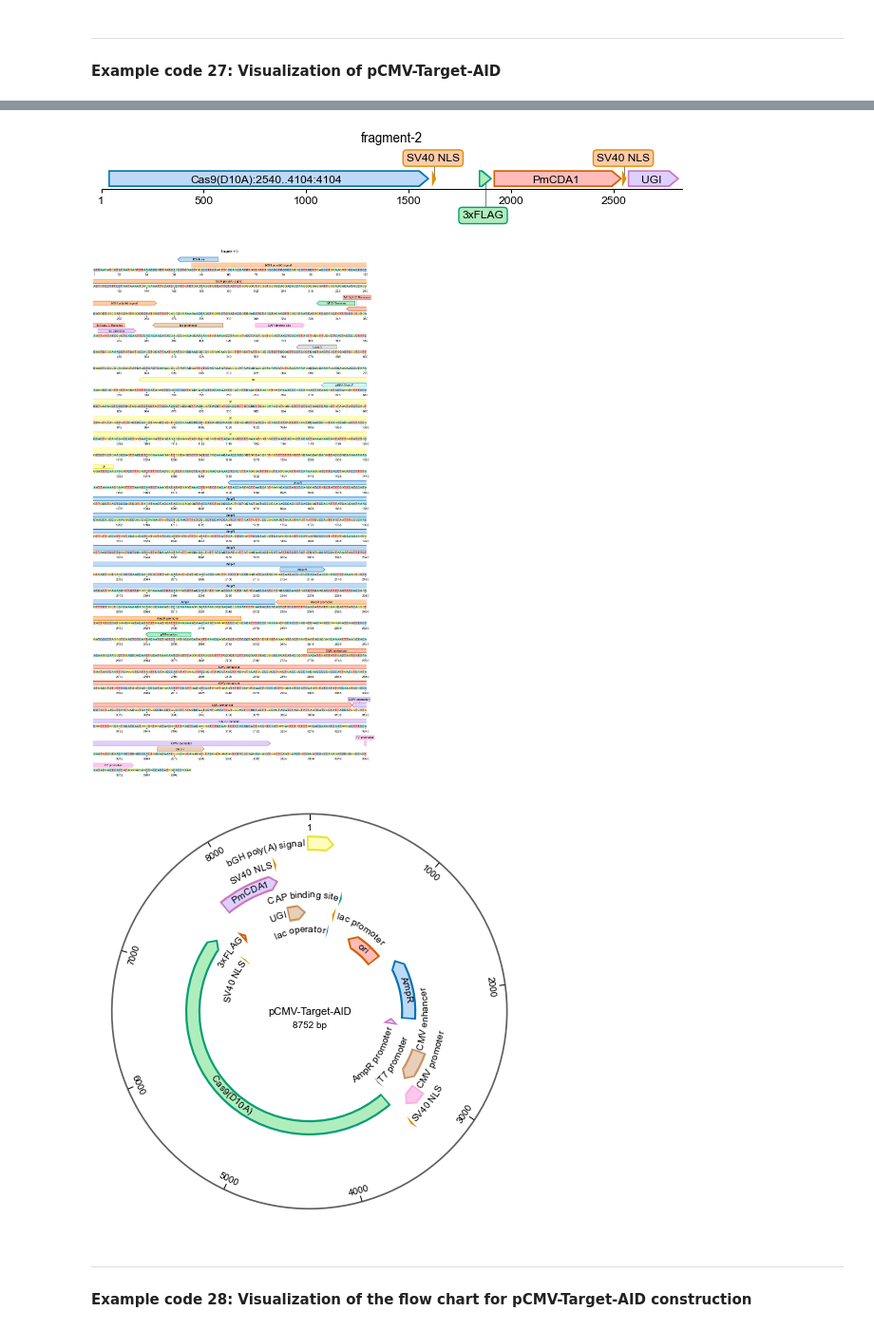
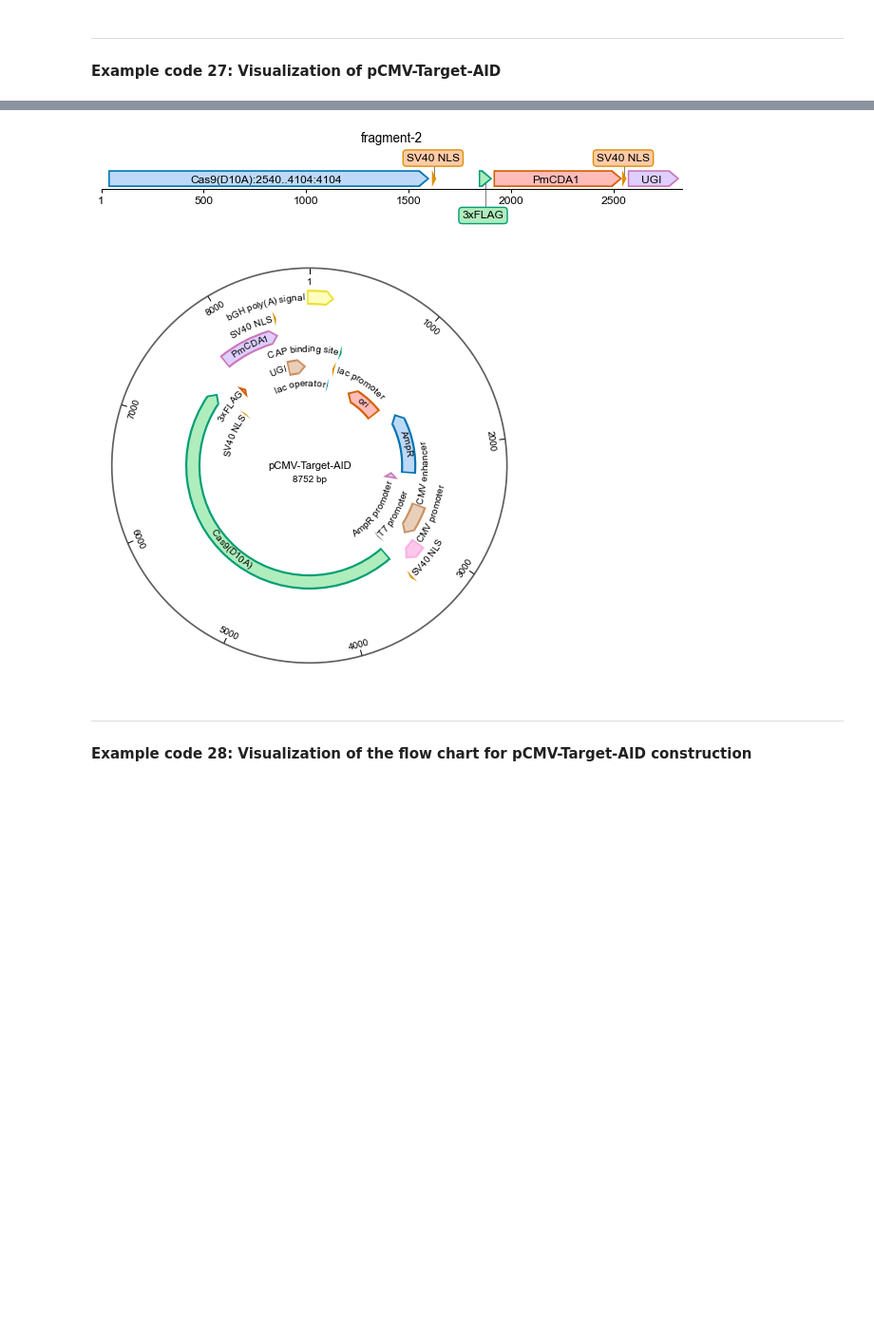
Before and after one commit to yachielab/QUEEN, a Jupyter notebook: demo/tutorial/tutorial_ex24-28.ipynb, the cells around one changed output, grey strips where cells are left out. Shown at 95% size. Saved outputs shown, nothing was run; the diff lists cells and outputs as text; code cells hidden in the pictures; blank space fills up the shorter version.

```diff
--- a/demo/tutorial/tutorial_ex24-28.ipynb
+++ b/demo/tutorial/tutorial_ex24-28.ipynb
@@ -150,18 +150,17 @@ if __name__ == '__main__':
 # %%
 fig1=visualizemap(fragment1, title="fragment-1")
 fig2=visualizemap(fragment2, title="fragment-2")
-fig3 = visualizemap(fragment3, linebreak=120, seq=True, title="fragment-3")
+#fig3 = visualizemap(fragment3, linebreak=120, seq=True, title="fragment-3")
 features = pCMV_Target_AID.searchfeature(key_attribute="feature_type", query="^(?!.*primer).*$")
 fig4 = visualizemap(pCMV_Target_AID, feature_list=features, map_view="circular", tick_interval=1000, title="pCMV-Target-AID")
 fig1.savefig("output/fig1.pdf", bbox_inches="tight")
 fig2.savefig("output/fig2.pdf", bbox_inches="tight")
-fig3.savefig("output/fig3.pdf", bbox_inches="tight")
+#fig3.savefig("output/fig3.pdf", bbox_inches="tight")
 fig4.savefig("output/fig4.pdf", bbox_inches="tight")
 # %% [output]
 [figure]
 [figure]
-[figure, old version]
+[figure, new version]
-[figure, removed]
 # %% [markdown]
 ----
 #### Example code 28: Visualization of the flow chart for pCMV-Target-AID construction
```
Also changed, not shown: parts of 1 cell of this notebook, 25 other files.
